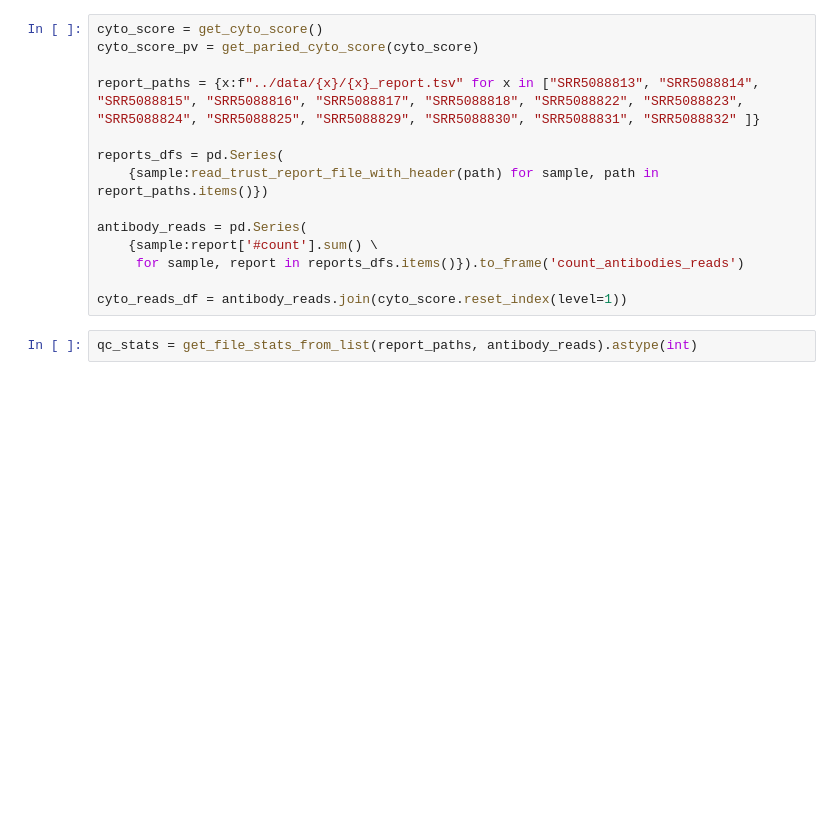
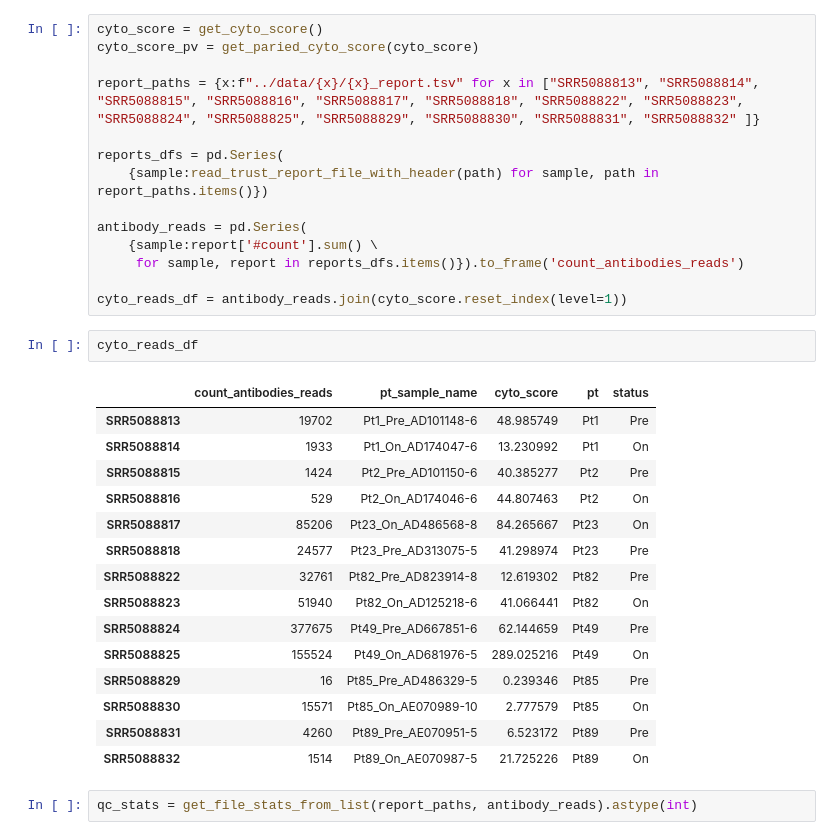
Before and after one commit to TalShor/Numenos_ex, a Jupyter notebook: analysis/Sample_Analysis.ipynb, the cells around one changed output. Cells and saved outputs as stored; diff of their text form; blank space fills up the shorter version.

```diff
--- a/analysis/Sample_Analysis.ipynb
+++ b/analysis/Sample_Analysis.ipynb
@@ -29,6 +29,24 @@ antibody_reads = pd.Series(
      for sample, report in reports_dfs.items()}).to_frame('count_antibodies_reads')
 
 cyto_reads_df = antibody_reads.join(cyto_score.reset_index(level=1))
+# %%
+cyto_reads_df
+# %% [output]
+|  | count_antibodies_reads | pt_sample_name | cyto_score | pt | status |
+| SRR5088813 | 19702 | Pt1_Pre_AD101148-6 | 48.985749 | Pt1 | Pre |
+| SRR5088814 | 1933 | Pt1_On_AD174047-6 | 13.230992 | Pt1 | On |
+| SRR5088815 | 1424 | Pt2_Pre_AD101150-6 | 40.385277 | Pt2 | Pre |
+| SRR5088816 | 529 | Pt2_On_AD174046-6 | 44.807463 | Pt2 | On |
+| SRR5088817 | 85206 | Pt23_On_AD486568-8 | 84.265667 | Pt23 | On |
+| SRR5088818 | 24577 | Pt23_Pre_AD313075-5 | 41.298974 | Pt23 | Pre |
+| SRR5088822 | 32761 | Pt82_Pre_AD823914-8 | 12.619302 | Pt82 | Pre |
+| SRR5088823 | 51940 | Pt82_On_AD125218-6 | 41.066441 | Pt82 | On |
+| SRR5088824 | 377675 | Pt49_Pre_AD667851-6 | 62.144659 | Pt49 | Pre |
+| SRR5088825 | 155524 | Pt49_On_AD681976-5 | 289.025216 | Pt49 | On |
+| SRR5088829 | 16 | Pt85_Pre_AD486329-5 | 0.239346 | Pt85 | Pre |
+| SRR5088830 | 15571 | Pt85_On_AE070989-10 | 2.777579 | Pt85 | On |
+| SRR5088831 | 4260 | Pt89_Pre_AE070951-5 | 6.523172 | Pt89 | Pre |
+| SRR5088832 | 1514 | Pt89_On_AE070987-5 | 21.725226 | Pt89 | On |
 # %%
 qc_stats = get_file_stats_from_list(report_paths, antibody_reads).astype(int)
 # %% [markdown]
```
Also changed, not shown: 4 other files.
